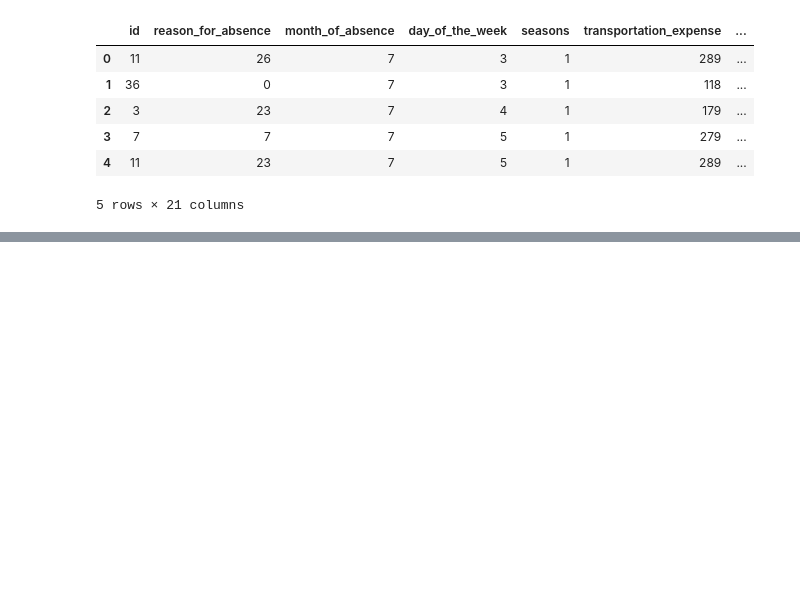
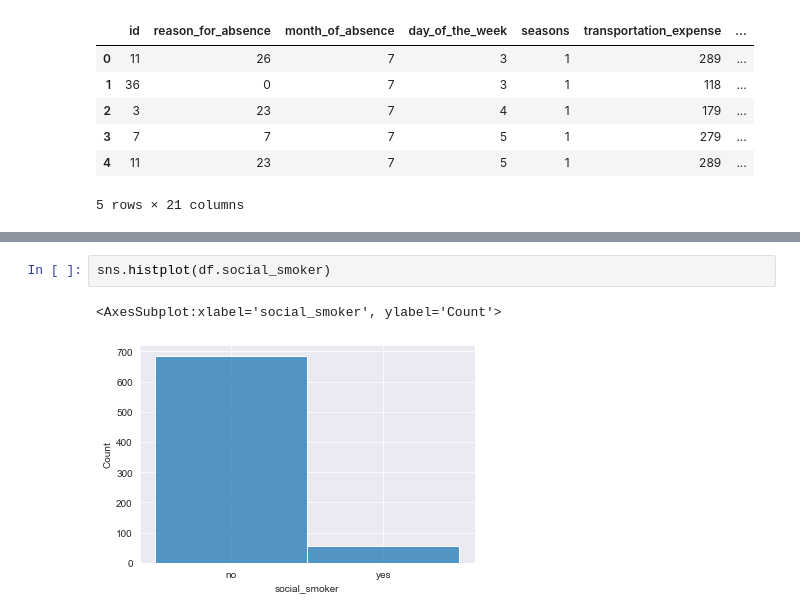
Before and after one commit to kevinbarry7/python, a Jupyter notebook: absentee.ipynb, the cells around one changed output, grey strips where cells are left out. Saved outputs shown, nothing was run; the diff lists cells and outputs as text; blank space fills up the shorter version.

```diff
--- a/absentee.ipynb
+++ b/absentee.ipynb
@@ -33,0 +138,5 @@ df.head()
+# %%
+sns.histplot(df.social_smoker)
+# %% [output]
+<AxesSubplot:xlabel='social_smoker', ylabel='Count'>
+[figure, added]
```
Also changed, not shown: parts of 15 cells of this notebook.
